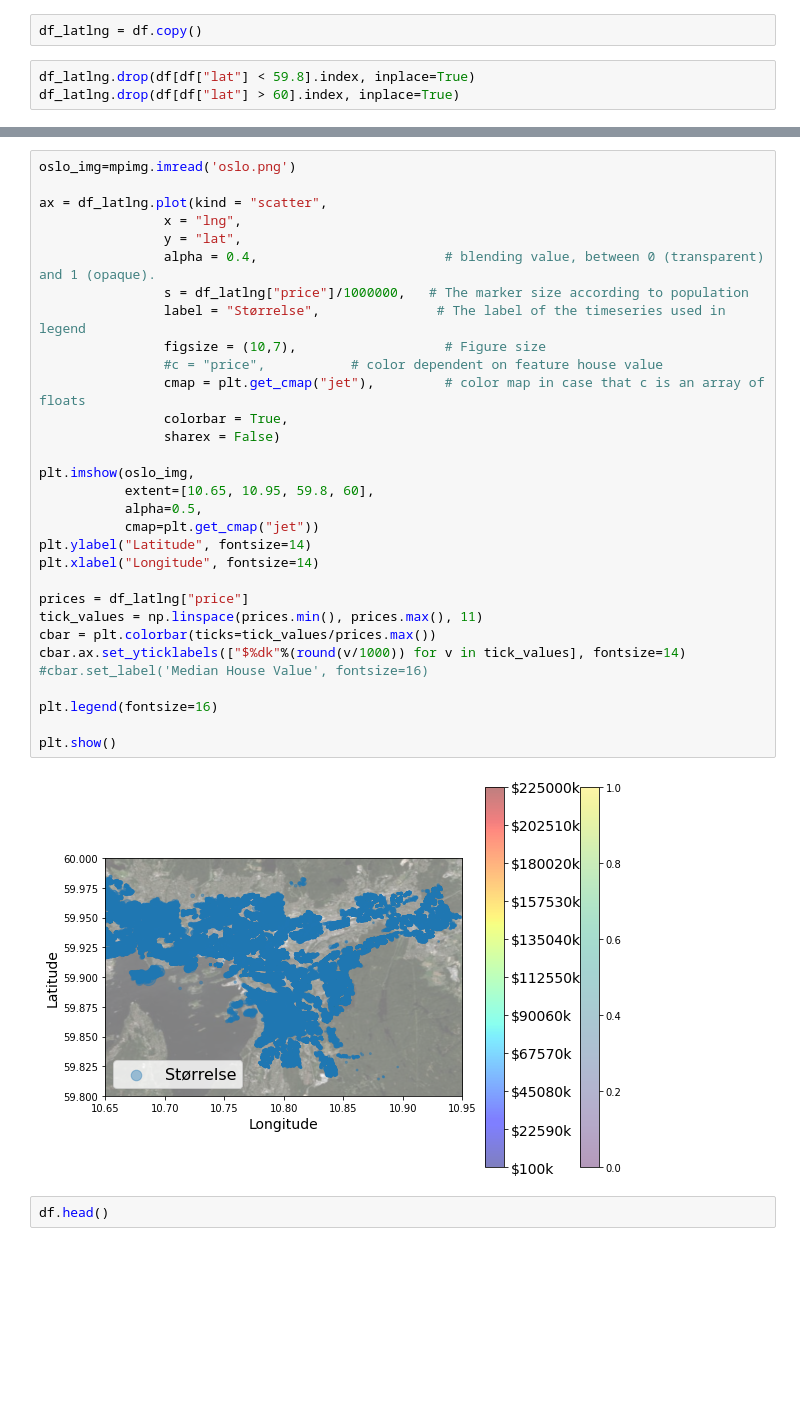
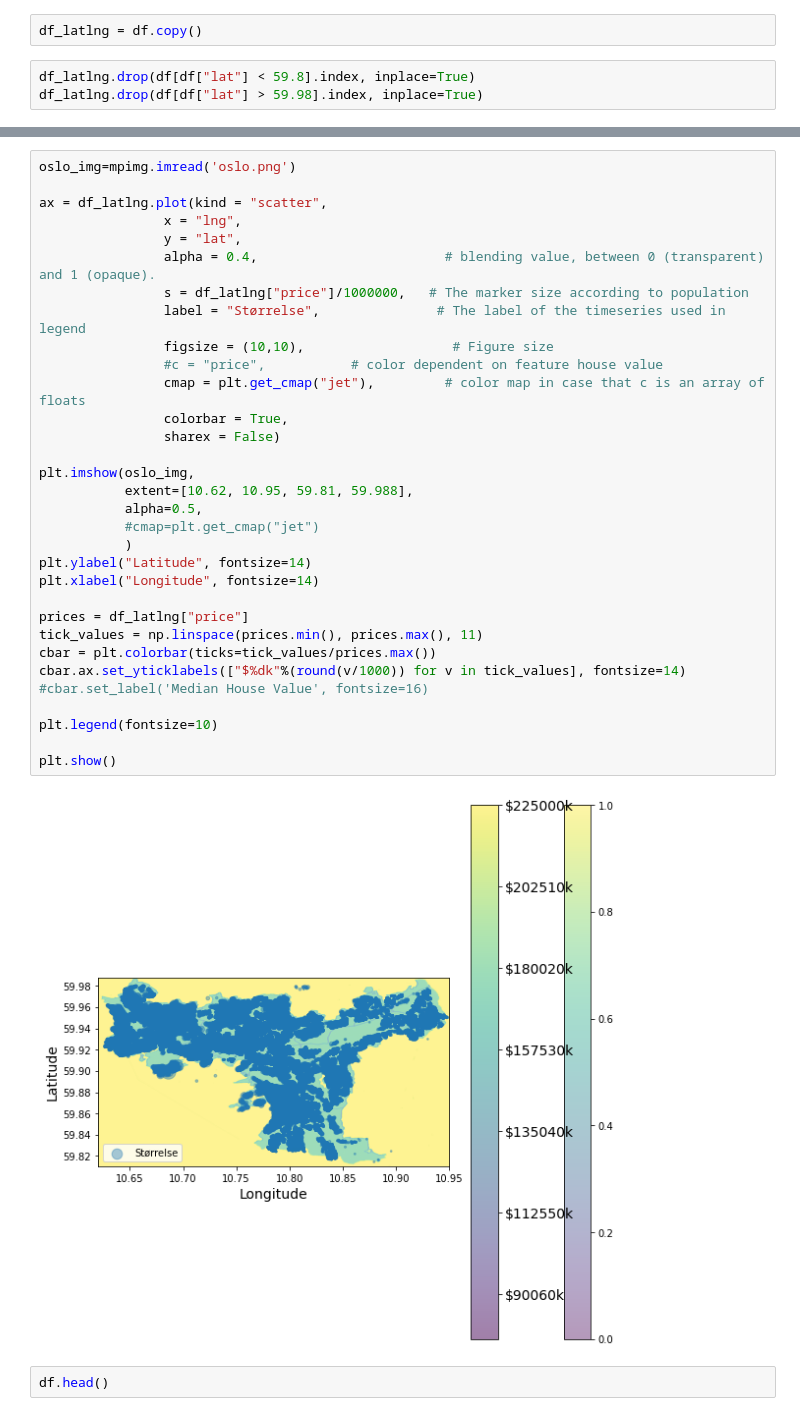
Before and after one commit to smmogen/BOABachelor, a Jupyter notebook: Jupyter/Eiendomsdata.ipynb, the cells around one changed output, grey strips where cells are left out. Cells and saved outputs as stored; diff of their text form; blank space fills up the shorter version.

```diff
--- a/Jupyter/Eiendomsdata.ipynb
+++ b/Jupyter/Eiendomsdata.ipynb
@@ -132,7 +129,7 @@ plt.show()
 df_latlng = df.copy()
 # %%
 df_latlng.drop(df[df["lat"] < 59.8].index, inplace=True)
-df_latlng.drop(df[df["lat"] > 60].index, inplace=True)
+df_latlng.drop(df[df["lat"] > 59.98].index, inplace=True)
 # %%
 plt.scatter(df_latlng["lng"],df_latlng["lat"], s=1)
 plt.show()
@@ -161,36 +158,37 @@ plt.show()
 # %%
 oslo_img=mpimg.imread('oslo.png')
 
 ax = df_latlng.plot(kind = "scatter",
                 x = "lng",
                 y = "lat",
                 alpha = 0.4,                        # blending value, between 0 (transparent) and 1 (opaque).
                 s = df_latlng["price"]/1000000,   # The marker size according to population
                 label = "Størrelse",               # The label of the timeseries used in legend
-                figsize = (10,7),                   # Figure size
+                figsize = (10,10),                   # Figure size
                 #c = "price",           # color dependent on feature house value
                 cmap = plt.get_cmap("jet"),         # color map in case that c is an array of floats
                 colorbar = True,
                 sharex = False)
 
 plt.imshow(oslo_img,
-           extent=[10.65, 10.95, 59.8, 60],
+           extent=[10.62, 10.95, 59.81, 59.988],
            alpha=0.5,
-           cmap=plt.get_cmap("jet"))
+           #cmap=plt.get_cmap("jet")
+           )
 plt.ylabel("Latitude", fontsize=14)
 plt.xlabel("Longitude", fontsize=14)
 
 prices = df_latlng["price"]
 tick_values = np.linspace(prices.min(), prices.max(), 11)
 cbar = plt.colorbar(ticks=tick_values/prices.max())
 cbar.ax.set_yticklabels(["$%dk"%(round(v/1000)) for v in tick_values], fontsize=14)
 #cbar.set_label('Median House Value', fontsize=16)
 
-plt.legend(fontsize=16)
+plt.legend(fontsize=10)
 
 plt.show()
 # %% [output]
-[figure, old version]
+[figure, new version]
 # %%
 df.head()
 # %% [output]
```
Also changed, not shown: parts of 4 cells of this notebook.
